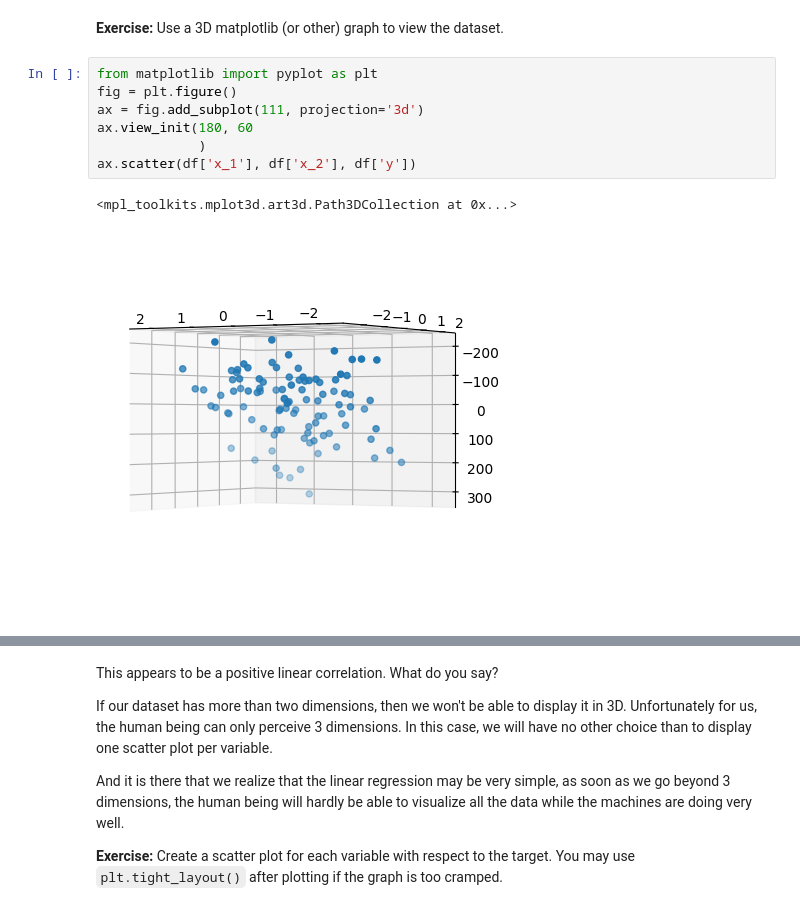
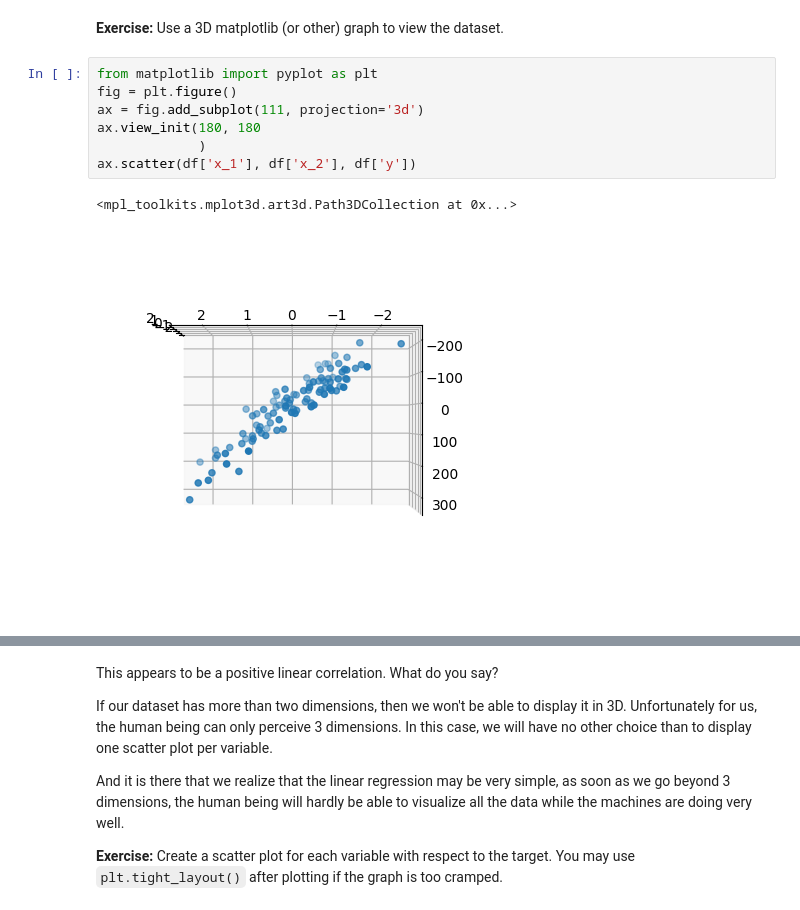
Before and after one commit to AdrienPiette/LGG-Thomas4, a Jupyter notebook: 02-TheHill/MachineLearningIntro/02-ModelingStructuredData/01-Regression/02-multiple-linear-regression.ipynb, the cells around one changed output, grey strips where cells are left out. Cells and saved outputs as stored; diff of their text form.

```diff
--- a/02-TheHill/MachineLearningIntro/02-ModelingStructuredData/01-Regression/02-multiple-linear-regression.ipynb
+++ b/02-TheHill/MachineLearningIntro/02-ModelingStructuredData/01-Regression/02-multiple-linear-regression.ipynb
@@ -49,13 +49,13 @@ To represent a dataset that has two features, we can use 3D visualization.
 # %%
 from matplotlib import pyplot as plt
 fig = plt.figure()
 ax = fig.add_subplot(111, projection='3d')
-ax.view_init(180, 60
+ax.view_init(180, 180
              )
 ax.scatter(df['x_1'], df['x_2'], df['y'])
 # %% [output]
 <mpl_toolkits.mplot3d.art3d.Path3DCollection at 0x...>
-[figure, old version]
+[figure, new version]
 # %% [markdown]
 If you change the camera angle, you should come across something that looks like this:
 
```
Also changed, not shown: parts of 10 cells of this notebook, 1 other file.
